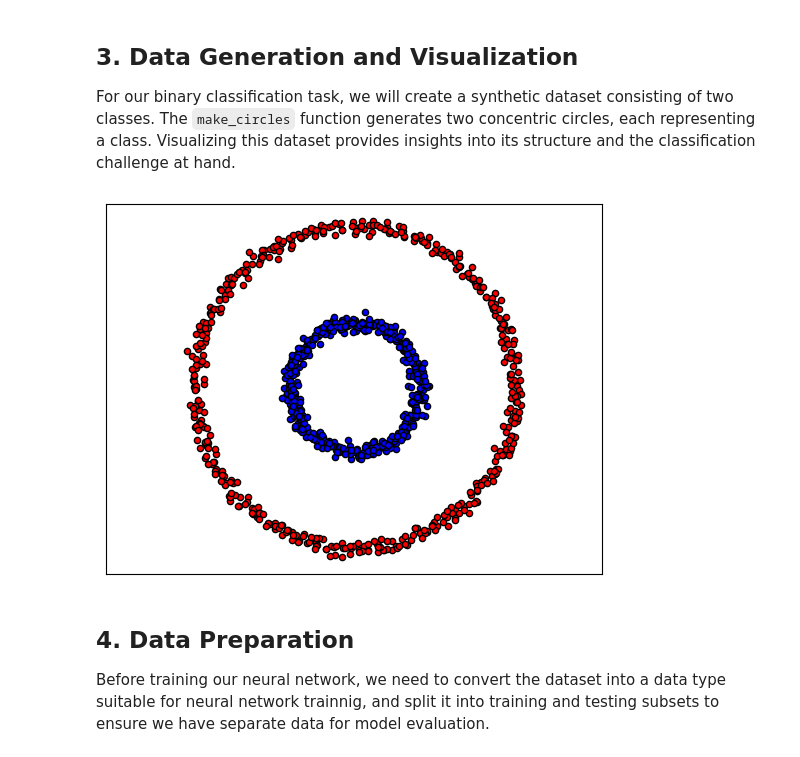
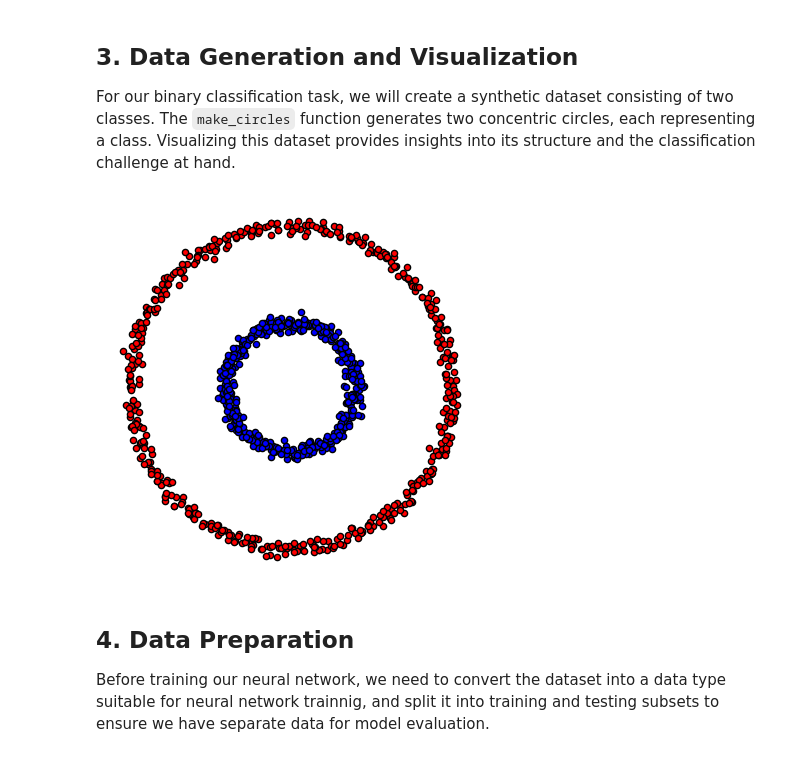
Before and after one commit to metavind/noir-ml, a Jupyter notebook: example_circuits/circle_fc/training/circle_fc.ipynb, the cells around one changed output. Saved outputs shown, nothing was run; the diff lists cells and outputs as text; code cells hidden in the pictures.

Commit message:
fix: visualization in jupyter notebook

```diff
--- a/example_circuits/circle_fc/training/circle_fc.ipynb
+++ b/example_circuits/circle_fc/training/circle_fc.ipynb
@@ -36,23 +36,22 @@ For our binary classification task, we will create a synthetic dataset consistin
 # %%
 # Generate the dataset
 model_name = "circle_fc"
 data, label = make_circles(n_samples=1000, factor = 0.4, noise = 0.025)
 
 # Visualize the dataset
 def plot_data(data, label):
     reds = label == 0
     blues = label == 1
     plt.scatter(data[reds, 0], data[reds, 1], c="red", s=20, edgecolor='k')
     plt.scatter(data[blues, 0], data[blues, 1], c="blue", s=20, edgecolor='k')
-    plt.axis('equal')
-    plt.xticks([])
-    plt.yticks([])
-    plt.savefig(f"{model_name}_visualization.png", format='png', dpi=300)
+    plt.gca().set_aspect('equal', adjustable='box')
+    plt.axis('off')
+    plt.savefig(f"{model_name}_visualization.png", format='png', dpi=300, bbox_inches='tight')
     plt.show()
 
 plot_data(data, label)
 # %% [output]
-[figure, old version]
+[figure, new version]
 # %% [markdown]
 ## 4. Data Preparation
 
```
Also changed, not shown: parts of 1 cell of this notebook.
